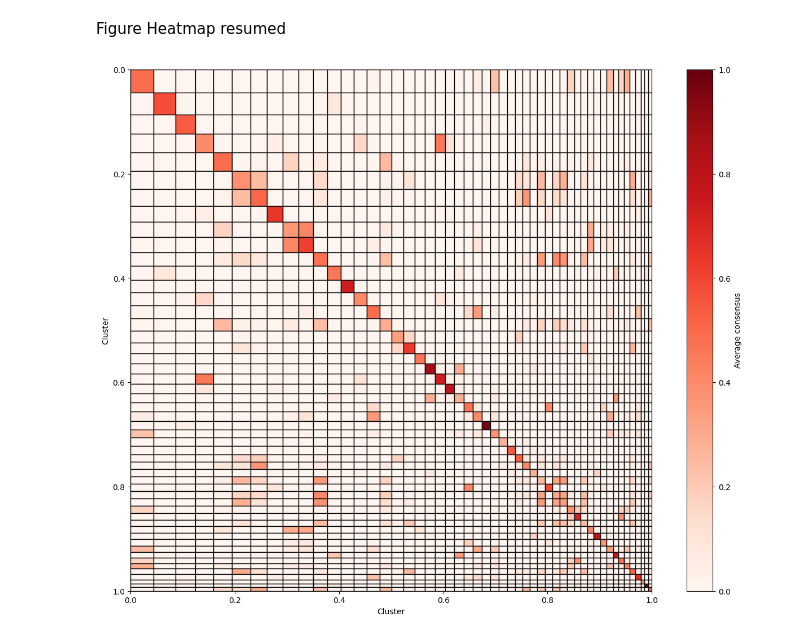
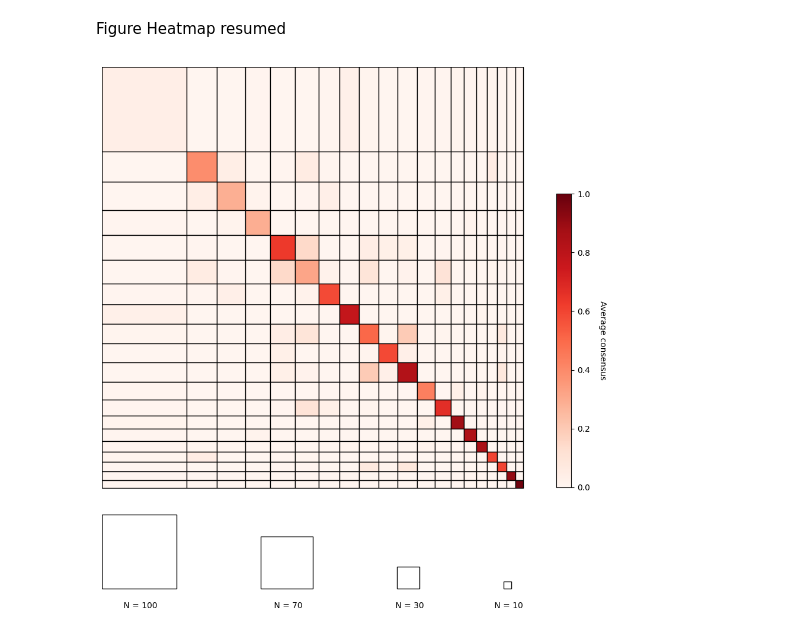
Before and after one commit to pabloubilla/tree_clustering, a Jupyter notebook: code/gymnosperms.ipynb, the cells around one changed output. Drawn from its saved outputs; the diff is of its cells as text; code cells hidden in the pictures.

```diff
--- a/code/gymnosperms.ipynb
+++ b/code/gymnosperms.ipynb
@@ -589,7 +589,7 @@ Text(119.44444444444444, 0.5, 'Species')
 # %% [markdown]
 Figure Heatmap resumed
 # %%
-num_clusters = 51
+num_clusters = 20
 condensed_distance_matrix = squareform(distance_matrix)
 # Perform hierarchical clustering
 Z = sch.linkage(condensed_distance_matrix, method='ward')
@@ -634,58 +634,63 @@ normalized_sizes = sorted_cluster_sizes / total_size
 
 # Create custom plot
 fig, ax = plt.subplots(figsize=(16, 12))
 current_x = 0
 
 for i in range(num_clusters):
     current_y = 0
     for j in range(num_clusters):
         width = normalized_sizes[i]   # Scaling factor for visual clarity
         height = normalized_sizes[j] # Scaling factor for visual clarity
         color = plt.cm.Reds(sorted_matrix[i, j])
         rect = plt.Rectangle((current_x, current_y), width, height, facecolor=color, edgecolor='black')
         ax.add_patch(rect)
         current_y += height
     current_x += width
 
+
+# Remove plot borders
+ax.axis('off')
 # Titles and labels
-ax.set_xlim(0, current_x)
-ax.set_ylim(0, current_y)
+ax.set_xlim(0, current_x+0.01)
+ax.set_ylim(0, current_y+0.3)
 ax.invert_yaxis()
 plt.xlabel('Cluster')
 plt.ylabel('Cluster')
 plt.gca().set_aspect('equal', adjustable='box')
 
 # Add color bar
 norm = plt.Normalize(vmin=0, vmax=1)
 sm = plt.cm.ScalarMappable(cmap='Reds', norm=norm)
 sm.set_array([])
-cbar = plt.colorbar(sm, ax=ax)
-cbar.set_label('Average consensus')
-plt.show()
+cbar = plt.colorbar(sm, ax=ax, fraction=0.02, pad=0.04)
+cbar.set_label('Average consensus', rotation=270, labelpad=20)
 
-### WITH CIRCLES ###
-# # plot heatmap
-# plt.figure(figsize=(14, 8))
-# ax = sns.heatmap(consensus_summary_matrix, cmap='Reds', square=True,
-#                   cbar_kws={'label': 'Average consensus'}, vmin=0, vmax=1)
-
-# # Make the diagonal squares white
-# for i in range(num_clusters):
-#     ax.add_patch(plt.Rectangle((i, i), 1, 1, color='white', edgecolor='white', lw=2))
-
-# # Add circles to diagonal based on cluster sizes
-# max_cluster_size = max(cluster_sizes)
-# for i in range(num_clusters):
-#     cluster_size = cluster_sizes[i]
-#     circle_radius = (cluster_size / max_cluster_size) * 0.45  # Adjust 0.5 for visual scaling
-#     avg_consensus_c = consensus_summary_matrix[i, i]
-#     circle_color = plt.cm.Reds(avg_consensus_c)  # Get the color from the colormap based on the average consensus
-#     circle = plt.Circle((i + 0.5, i + 0.5), circle_radius, facecolor=circle_color, fill=True)
-#     ax.add_artist(circle)
+# remove ticks
+plt.xticks([])
+plt.yticks([])
 
 
-# plt.xlabel('Cluster')
-# plt.ylabel('Cluster')
-# plt.show()
+
+#### LEGEND SQUARES ###
+# Define the specific sizes you want for the legend
+specific_sizes = [100,70,30,10]  # Example sizes in terms of species
+
+# Calculate the corresponding normalized sizes
+total_size = sum(sorted_cluster_sizes)
+normalized_specific_sizes = [size / total_size for size in specific_sizes]
+
+starting_x = 0
+y_start = current_y + 0.24  # Start y position for the legend
+# Draw each specified square and annotate
+for i, size in enumerate(normalized_specific_sizes):
+    rect = plt.Rectangle((starting_x, y_start - size), size, size, facecolor='white', edgecolor='black')
+    ax.add_patch(rect)
+    ax.text(starting_x + size / 2, y_start + 0.03, f' N = {specific_sizes[i]}', ha='center', va='top')
+    starting_x += size + 0.2  # Increment x position
+
+
+
+plt.savefig('test_matrix_2.png')
+plt.show()
 # %% [output]
-[figure, old version]
+[figure, new version]
```
Also changed, not shown: parts of 16 cells of this notebook, 15 other files.
